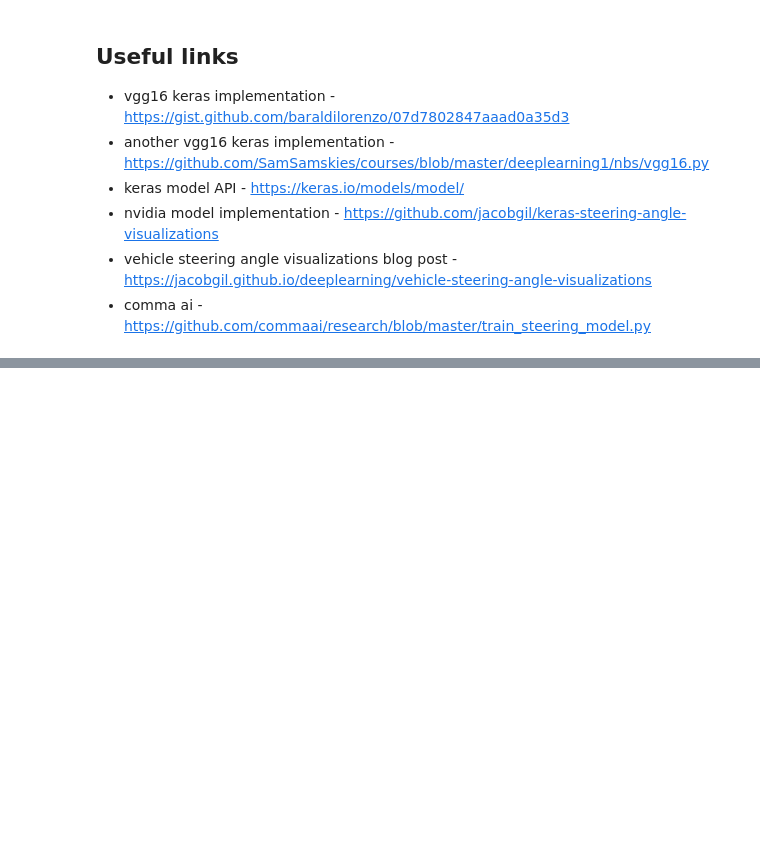
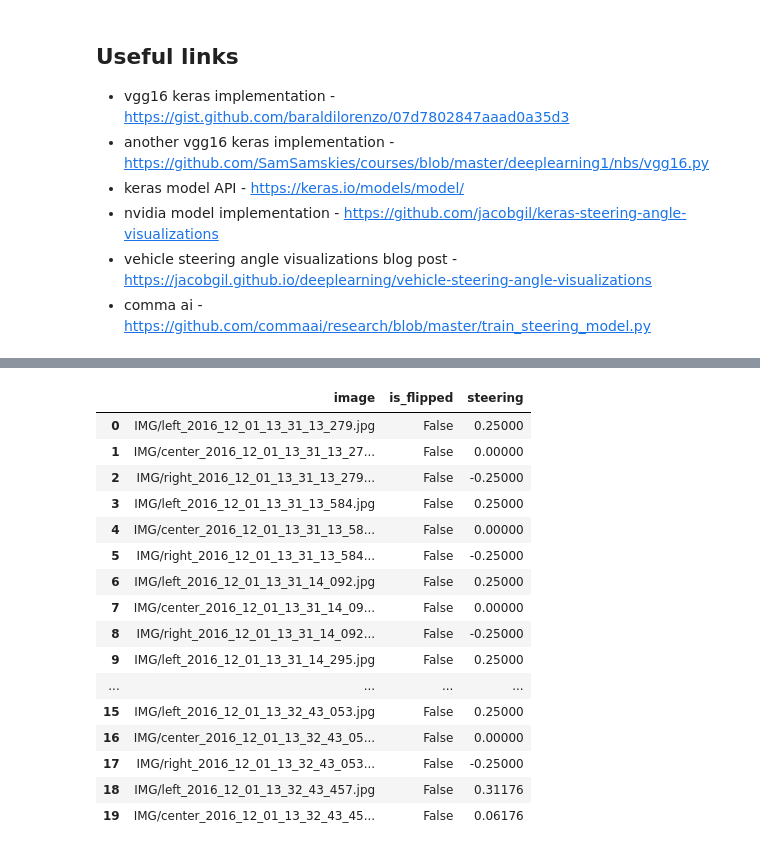
Before and after one commit to SamSamskies/CarND-Behavioral-Cloning, a Jupyter notebook: notebooks/model-architecture-experiments.ipynb, the cells around one changed output, grey strips where cells are left out. Cells and saved outputs as stored; diff of their text form; code cells hidden in the pictures; blank space fills up the shorter version.

```diff
--- a/notebooks/model-architecture-experiments.ipynb
+++ b/notebooks/model-architecture-experiments.ipynb
@@ -69,5 +79,26 @@ ________________________________________________________________________________
 # %%
 # TODO:
 # 1. Make utils file with dataframe augmentation functions and load image function
 # 2. Load a small sample subset and train model and try running the simulation with it
 # 3. Try to figure out how to make a generator to use with fit_generator
+df = utils.augment_dataframe(pd.read_csv('../data/' + 'driving_log.csv'))
+df.hist(column='steering', bins=60)
+df.head(20)
+# %% [output]
+|  | image | is_flipped | steering |
+| 0 | IMG/left_2016_12_01_13_31_13_279.jpg | False | 0.25000 |
+| 1 | IMG/center_2016_12_01_13_31_13_27... | False | 0.00000 |
+| 2 | IMG/right_2016_12_01_13_31_13_279... | False | -0.25000 |
+| 3 | IMG/left_2016_12_01_13_31_13_584.jpg | False | 0.25000 |
+| 4 | IMG/center_2016_12_01_13_31_13_58... | False | 0.00000 |
+| 5 | IMG/right_2016_12_01_13_31_13_584... | False | -0.25000 |
+| 6 | IMG/left_2016_12_01_13_31_14_092.jpg | False | 0.25000 |
+| 7 | IMG/center_2016_12_01_13_31_14_09... | False | 0.00000 |
+| 8 | IMG/right_2016_12_01_13_31_14_092... | False | -0.25000 |
+| 9 | IMG/left_2016_12_01_13_31_14_295.jpg | False | 0.25000 |
+| ... | ... | ... | ... |
+| 15 | IMG/left_2016_12_01_13_32_43_053.jpg | False | 0.25000 |
+| 16 | IMG/center_2016_12_01_13_32_43_05... | False | 0.00000 |
+| 17 | IMG/right_2016_12_01_13_32_43_053... | False | -0.25000 |
+| 18 | IMG/left_2016_12_01_13_32_43_457.jpg | False | 0.31176 |
+| 19 | IMG/center_2016_12_01_13_32_43_45... | False | 0.06176 |
```
Also changed, not shown: parts of 2 cells of this notebook, 2 other files.
